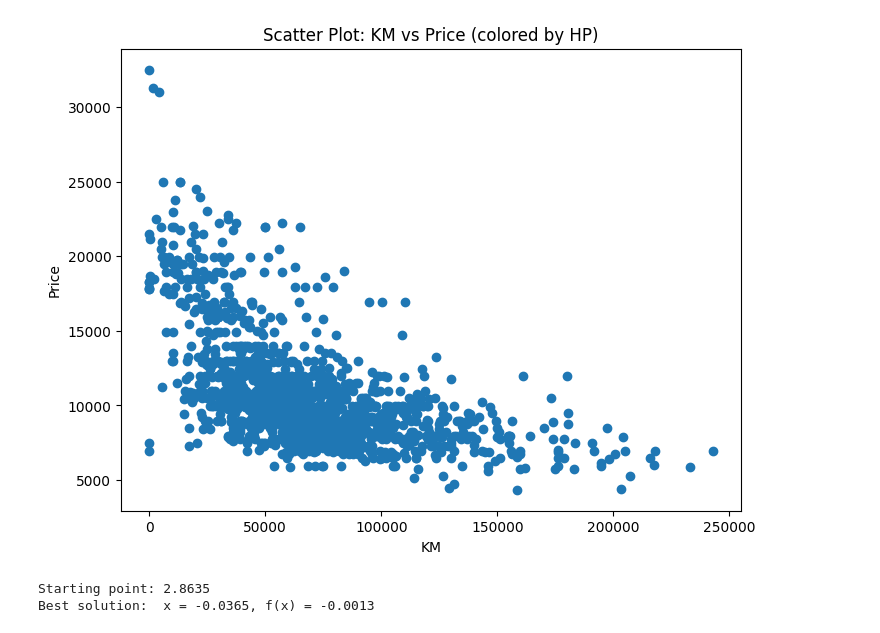
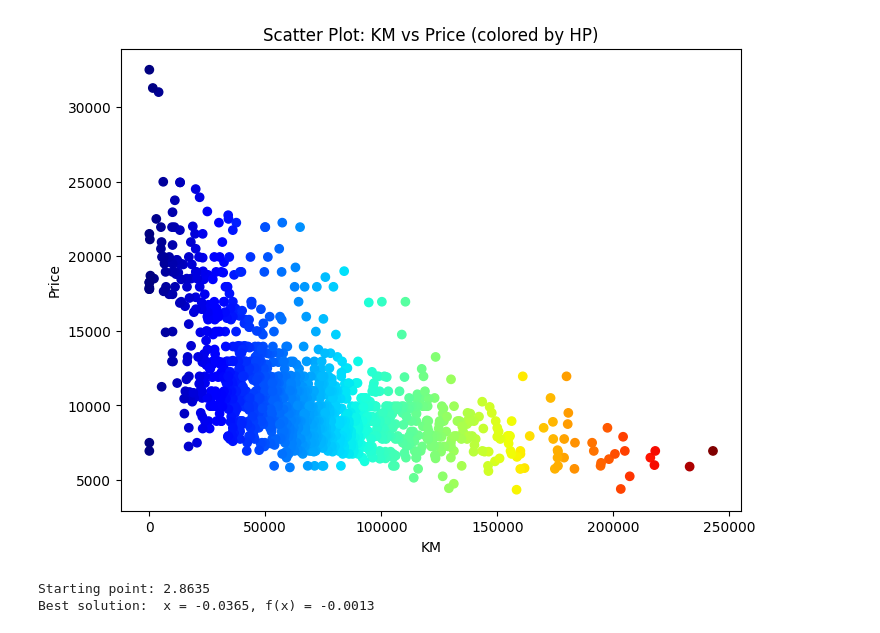
Before and after one commit to Vaibhav2154/ML-Lab, a Jupyter notebook: 1.ipynb, the cells around one changed output. Drawn from its saved outputs; the diff is of its cells as text; code cells hidden in the pictures.

```diff
--- a/1.ipynb
+++ b/1.ipynb
@@ -1,21 +1,21 @@
 # %%
 # Q1: Visualize the n-dimensional data using Scatter plots.
 
 import pandas as pd
 import numpy as np
 import matplotlib.pyplot as plt
 
 data = pd.read_csv("ToyotaCorolla.csv")
 
 # Scatter plot
 plt.figure(figsize=(8, 6))
-plt.scatter(data['KM'], data['Price'])
+plt.scatter(data['KM'], data['Price'],cmap='jet',c=data['KM'])
 plt.xlabel('KM')
 plt.ylabel('Price')
 plt.title('Scatter Plot: KM vs Price (colored by HP)')
 plt.show()
 # %% [output]
-[figure, old version]
+[figure, new version]
 # %%
 # Write a program to implement Hill Climbing Algorithm.
 
```
Also changed, not shown: 2 other files.
